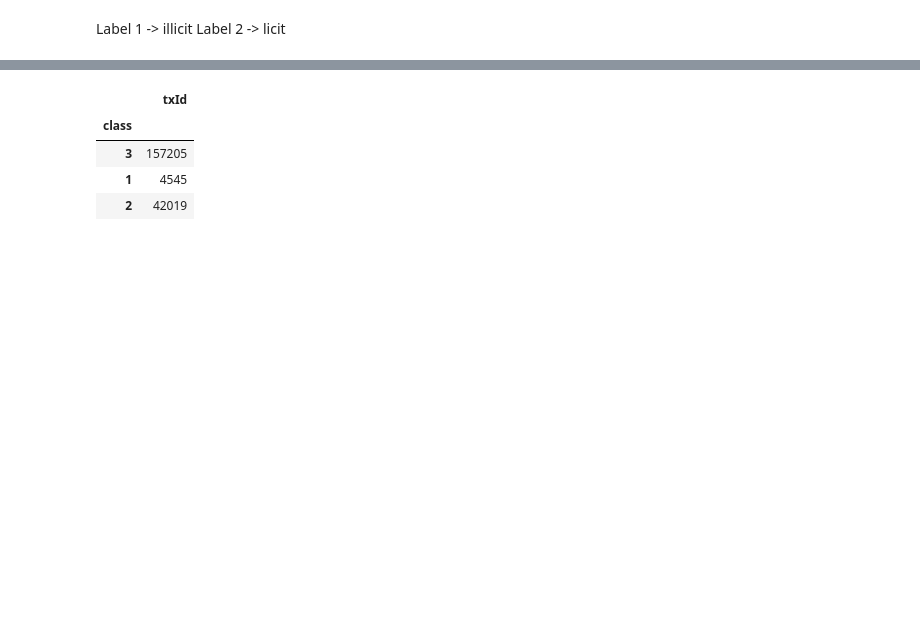
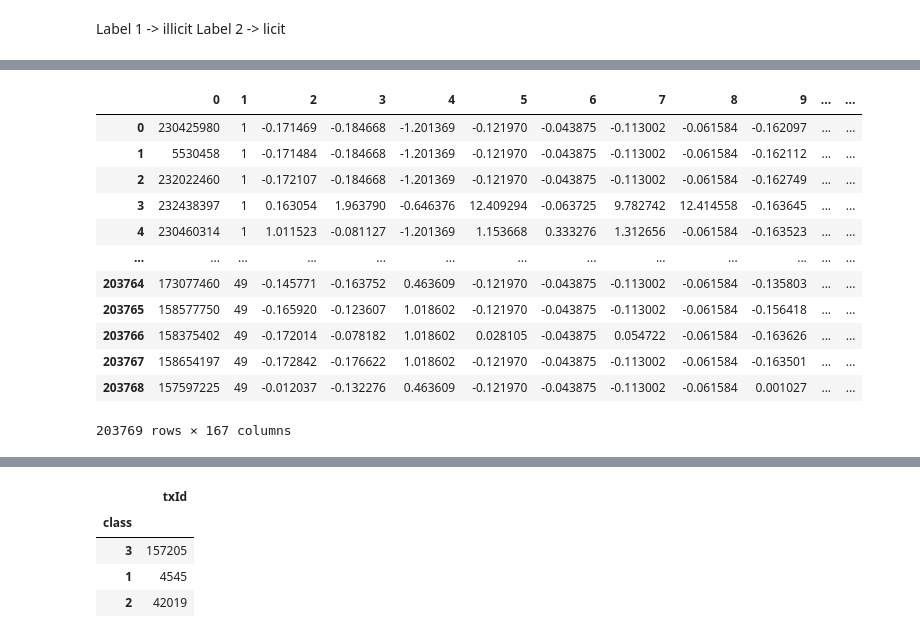
Before and after one commit to Arnau1/GraphAnomaly, a Jupyter notebook: nerea.ipynb, the cells around one changed output, grey strips where cells are left out. Saved outputs shown, nothing was run; the diff lists cells and outputs as text; code cells hidden in the pictures; blank space fills up the shorter version.

```diff
--- a/nerea.ipynb
+++ b/nerea.ipynb
@@ -44,3 +49,19 @@ features.head()
+# %%
+df_features
+# %% [output]
+|  | 0 | 1 | 2 | 3 | 4 | 5 | 6 | 7 | 8 | 9 | ... | ... |
+| 0 | 230425980 | 1 | -0.171469 | -0.184668 | -1.201369 | -0.121970 | -0.043875 | -0.113002 | -0.061584 | -0.162097 | ... | ... |
+| 1 | 5530458 | 1 | -0.171484 | -0.184668 | -1.201369 | -0.121970 | -0.043875 | -0.113002 | -0.061584 | -0.162112 | ... | ... |
+| 2 | 232022460 | 1 | -0.172107 | -0.184668 | -1.201369 | -0.121970 | -0.043875 | -0.113002 | -0.061584 | -0.162749 | ... | ... |
+| 3 | 232438397 | 1 | 0.163054 | 1.963790 | -0.646376 | 12.409294 | -0.063725 | 9.782742 | 12.414558 | -0.163645 | ... | ... |
+| 4 | 230460314 | 1 | 1.011523 | -0.081127 | -1.201369 | 1.153668 | 0.333276 | 1.312656 | -0.061584 | -0.163523 | ... | ... |
+| ... | ... | ... | ... | ... | ... | ... | ... | ... | ... | ... | ... | ... |
+| 203764 | 173077460 | 49 | -0.145771 | -0.163752 | 0.463609 | -0.121970 | -0.043875 | -0.113002 | -0.061584 | -0.135803 | ... | ... |
+| 203765 | 158577750 | 49 | -0.165920 | -0.123607 | 1.018602 | -0.121970 | -0.043875 | -0.113002 | -0.061584 | -0.156418 | ... | ... |
+| 203766 | 158375402 | 49 | -0.172014 | -0.078182 | 1.018602 | 0.028105 | -0.043875 | 0.054722 | -0.061584 | -0.163626 | ... | ... |
+| 203767 | 158654197 | 49 | -0.172842 | -0.176622 | 1.018602 | -0.121970 | -0.043875 | -0.113002 | -0.061584 | -0.163501 | ... | ... |
+| 203768 | 157597225 | 49 | -0.012037 | -0.132276 | 0.463609 | -0.121970 | -0.043875 | -0.113002 | -0.061584 | 0.001027 | ... | ... |
+203769 rows × 167 columns
 # %%
 # Change column names of df_features
 colNames1 = {'0': 'txId', 1: "Time step"}
```
Also changed, not shown: parts of 21 cells of this notebook, 2 other files.
